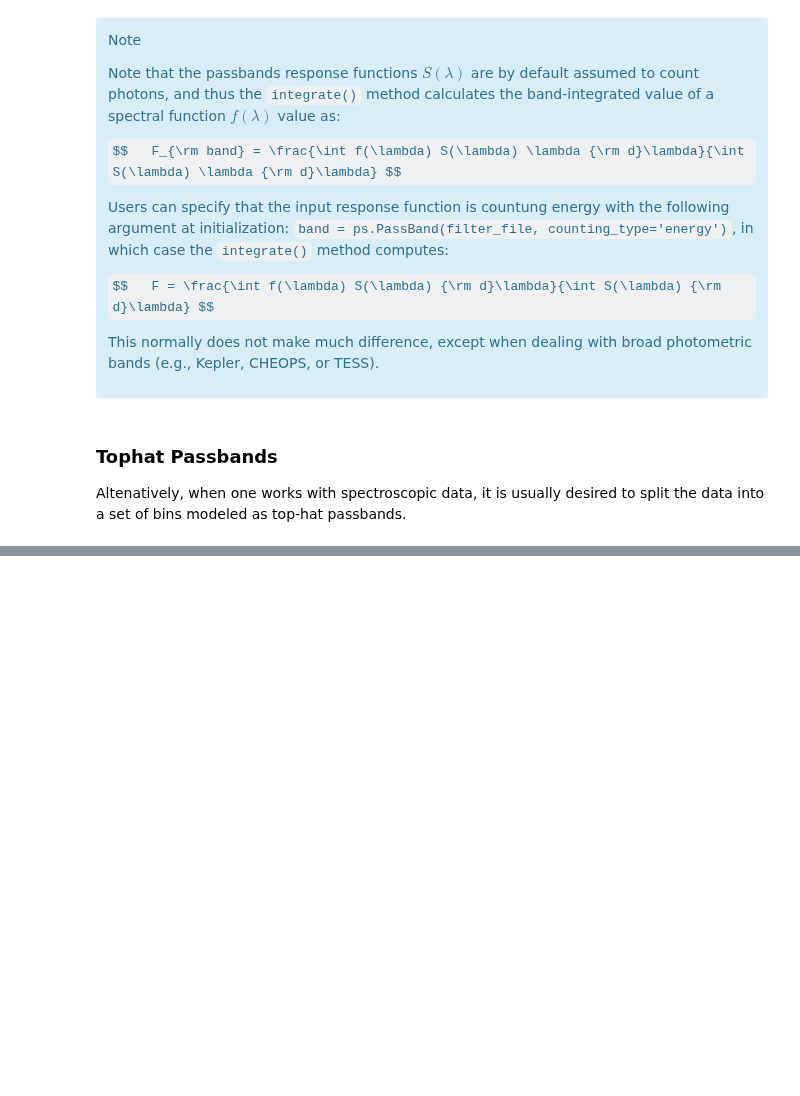
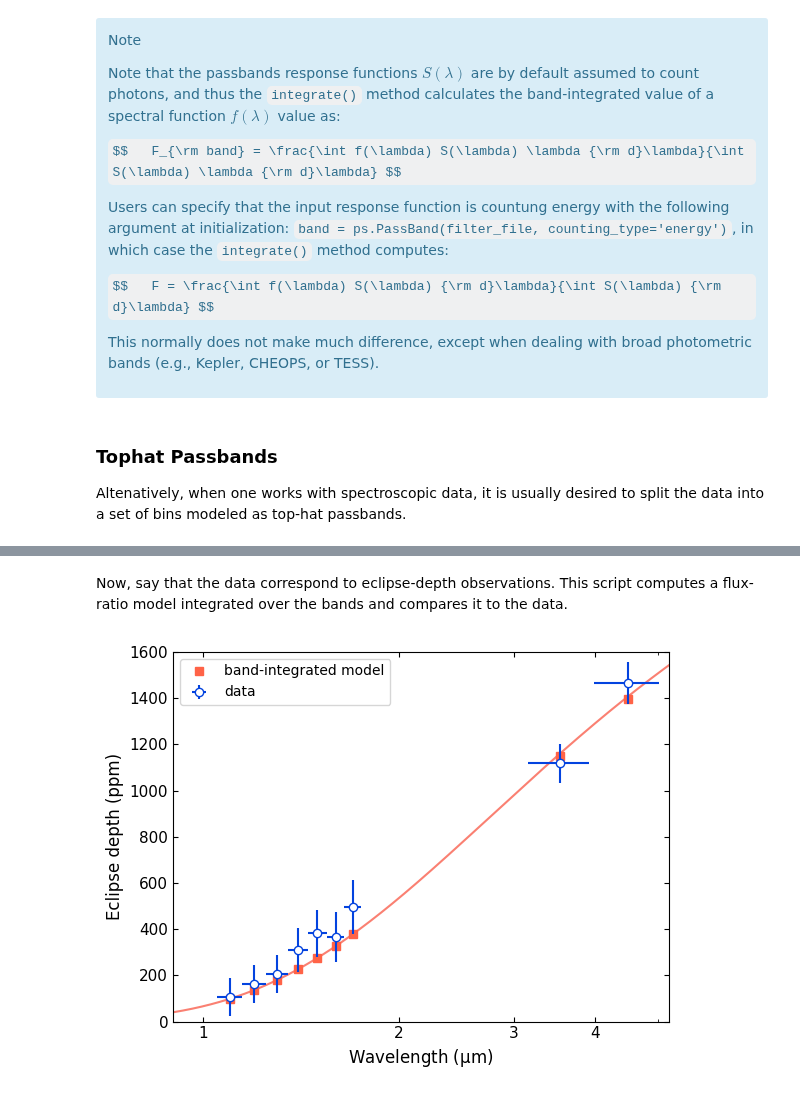
Before and after one commit to pcubillos/pyratbay, a Jupyter notebook: docs/cookbooks/passbands.ipynb, the cells around one changed output, grey strips where cells are left out. Drawn from its saved outputs; the diff is of its cells as text; code cells hidden in the pictures; some formulas as TeX source; blank space fills up the shorter version.

```diff
--- a/docs/cookbooks/passbands.ipynb
+++ b/docs/cookbooks/passbands.ipynb
@@ -197,0 +185,46 @@ Text(0, 0.5, 'Eclipse depth (ppm)')
+# %% [markdown]
+Now, say that the data correspond to eclipse-depth observations.  This script computes a flux-ratio model integrated over the bands and compares it to the data.
+# %%
+# Evaluate passbands at given spectral array:
+wl = ps.constant_resolution_spectrum(0.5, 6.0, resolution=1000.0)
+for band in bands:
+    band.set_sampling(wl=wl)
+
+
+# Say, I have a planet and star with these properties:
+tstar = 6700.0
+tplanet = 2100.0
+rprs = 1.60 * pc.rjup / (1.81 * pc.rsun)
+
+# Compute planet-to-star flux ratios
+wn =  1.0 / (wl*pc.um)
+bb_star = ps.bbflux(wn, teff=tstar)
+bb_planet = ps.bbflux(wn, teff=tplanet)
+
+bandflux_star = np.array([band.integrate(bb_star) for band in bands])
+bandflux_planet = np.array([band.integrate(bb_planet) for band in bands])
+
+flux_ratio = bandflux_planet / bandflux_star * rprs**2.0
+model = bb_planet / bb_star * rprs**2
+
+
+plt.figure(11)
+plt.clf()
+ax = plt.subplot(111)
+ax.plot(wl, model/pc.ppm, color='salmon')
+ax.plot(band_wl, flux_ratio/pc.ppm, 's', color='tomato', label='band-integrated model')
+plt.errorbar(
+    band_wl, depths/pc.ppm, uncerts/pc.ppm, xerr=half_widths,
+    fmt='o', color='xkcd:blue', mfc='w', label='data',
+)
+ax.legend(loc='upper left')
+ax.set_ylim(0, 1600)
+ax.set_xlim(0.9, 5.2)
+ax.set_xscale('log')
+ax.set_xlabel(r'Wavelength ($\mathrm{\mu}$m)', fontsize=12)
+ax.set_ylabel('Eclipse depth (ppm)', fontsize=12)
+ax.xaxis.set_major_formatter(matplotlib.ticker.ScalarFormatter())
+ax.set_xticks([1,2,3,4])
+ax.tick_params(which='both', right=True, top=True, direction='in', labelsize=11)
+# %% [output]
+[figure, added]
```
Also changed, not shown: parts of 4 cells of this notebook, 5 other files.
